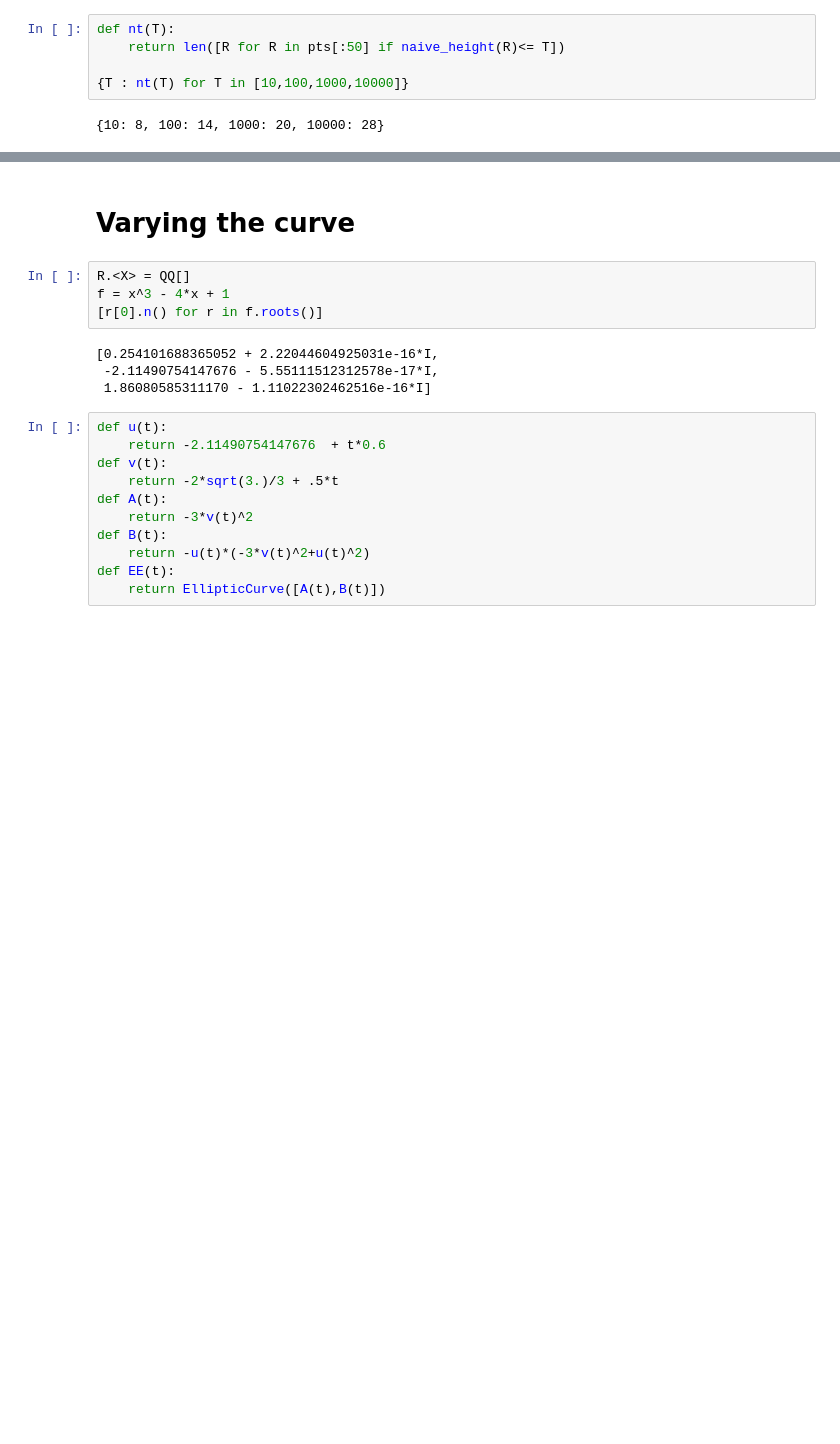
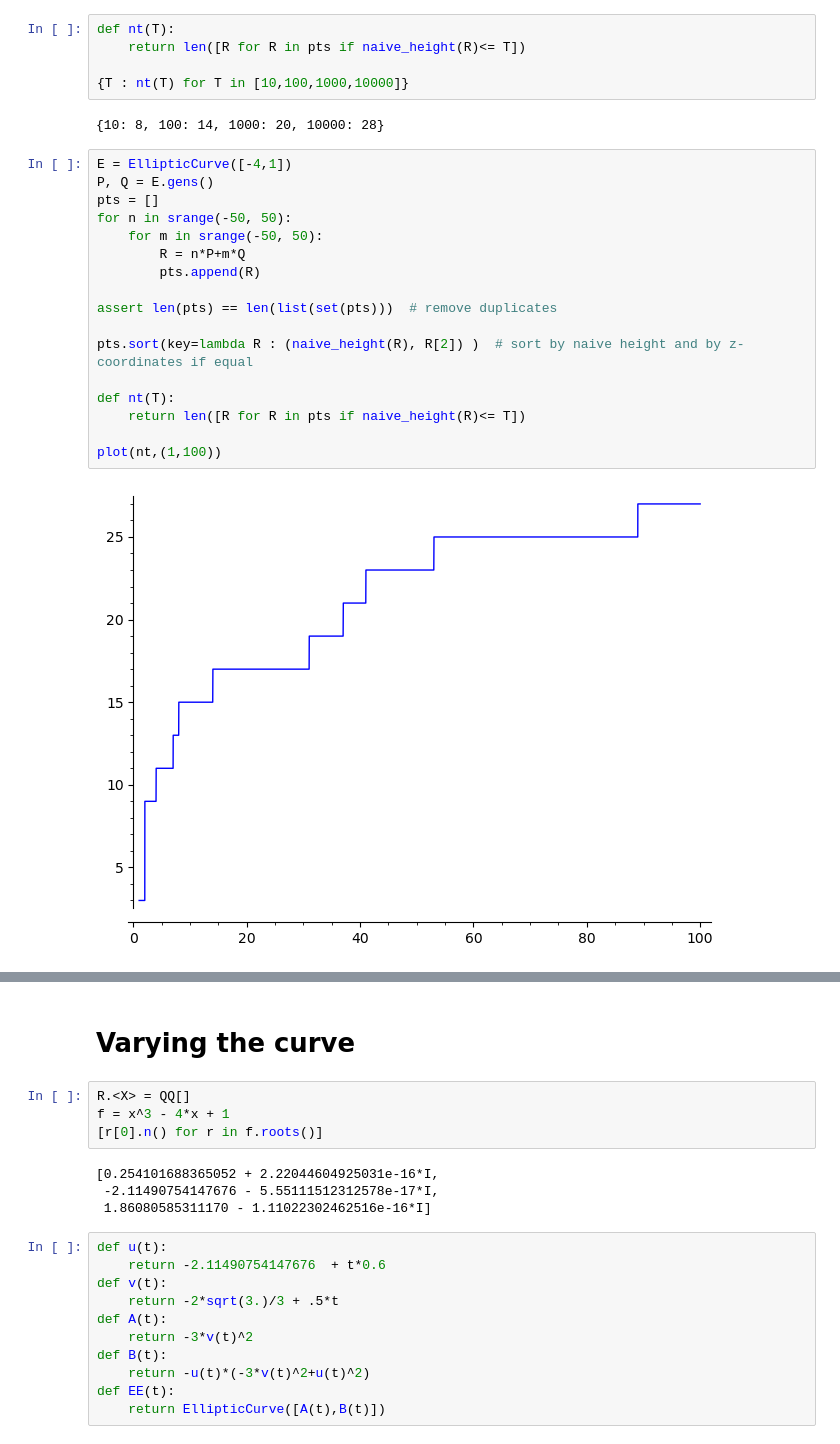
Before and after one commit to chriswuthrich/bsd_video, a Jupyter notebook: sage_notebooks/find_good_curves.ipynb, the cells around one changed output, grey strips where cells are left out. Drawn from its saved outputs; the diff is of its cells as text; blank space fills up the shorter version.

Commit message:
graph of N(T)

```diff
--- a/sage_notebooks/find_good_curves.ipynb
+++ b/sage_notebooks/find_good_curves.ipynb
@@ -244,8 +244,27 @@ pts[31] # more than 10000
 (2002/289 : 85903/4913 : 1)
 # %%
 def nt(T):
-    return len([R for R in pts[:50] if naive_height(R)<= T])
+    return len([R for R in pts if naive_height(R)<= T])
 
 {T : nt(T) for T in [10,100,1000,10000]}
 # %% [output]
 {10: 8, 100: 14, 1000: 20, 10000: 28}
+# %%
+E = EllipticCurve([-4,1])
+P, Q = E.gens()
+pts = []
+for n in srange(-50, 50):
+    for m in srange(-50, 50):
+        R = n*P+m*Q
+        pts.append(R)
+
+assert len(pts) == len(list(set(pts)))  # remove duplicates
+
+pts.sort(key=lambda R : (naive_height(R), R[2]) )  # sort by naive height and by z- coordinates if equal
+
+def nt(T):
+    return len([R for R in pts if naive_height(R)<= T])
+
+plot(nt,(1,100))
+# %% [output]
+[figure, added]
```
Also changed, not shown: parts of 3 cells of this notebook, 1 other file.
